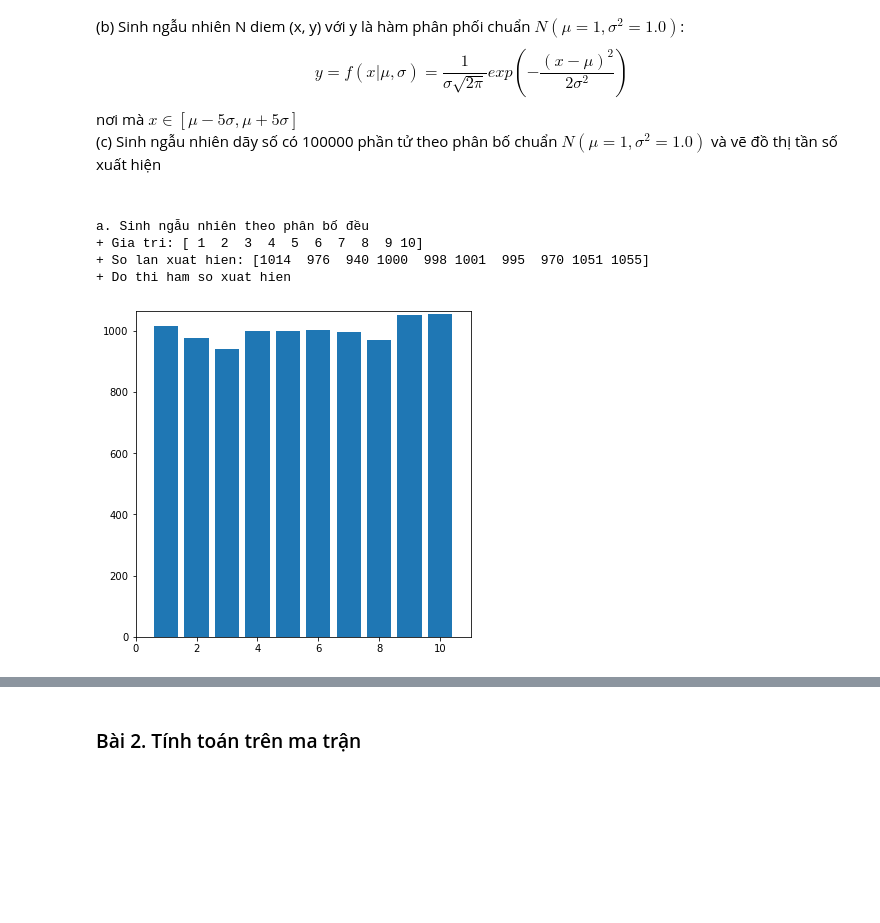
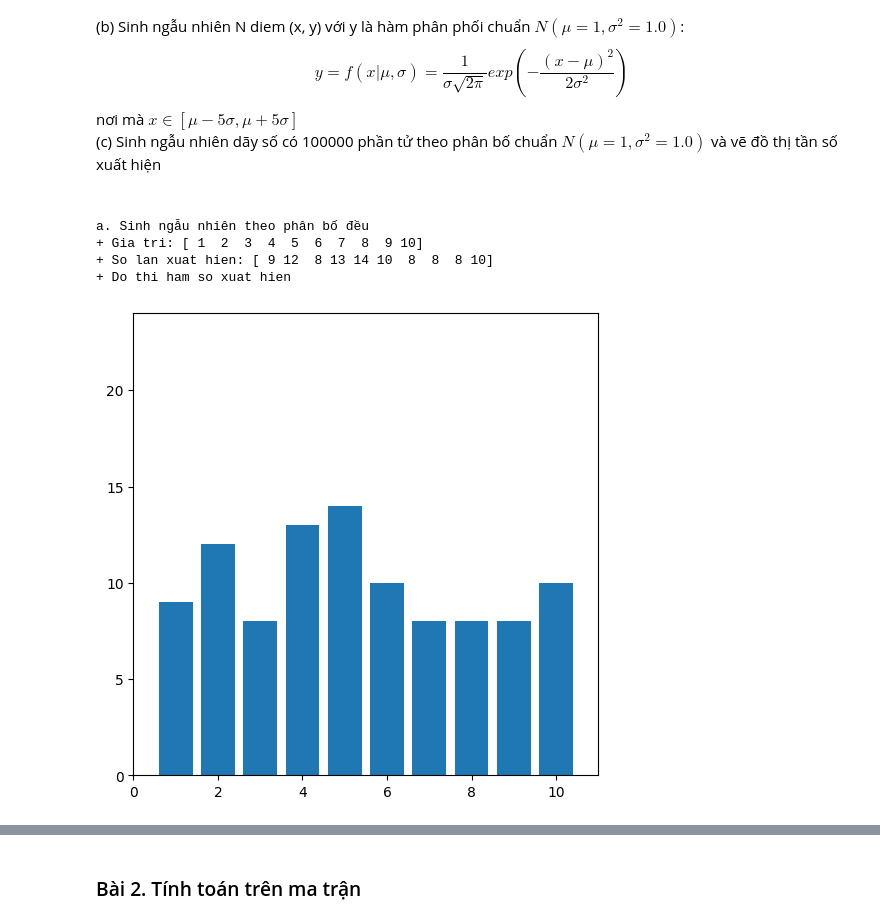
Before and after one commit to Mint0511/Data-analytics, a Jupyter notebook: lab2_NguyenVanMinh_3122410242 / 04_exercise_02.ipynb, the cells around one changed output, grey strips where cells are left out. Drawn from its saved outputs; the diff is of its cells as text; code cells hidden in the pictures; blank space fills up the shorter version.

```diff
--- a/lab2_NguyenVanMinh_3122410242 / 04_exercise_02.ipynb
+++ b/lab2_NguyenVanMinh_3122410242 / 04_exercise_02.ipynb
@@ -134,25 +142,26 @@ d. Tìm khoảng cách nhỏ nhất giữa tập a và x. Ví dụ: min({1, 3, 5
 # %%
 import matplotlib.pyplot as plt  # Khai báo thư viện pyplot trong matplotlib
 
-""" CÁC BẠN LÀM BÀI Ở ĐÂY """
+a = np.random.randint(1, 11, size=100)   # 100 số nguyên từ 1 đến 10
+value, cnt = np.unique(a, return_counts=True)
 # Sử dụng hàm np.random.randint để sinh dãy số ngẫu nhiên
 # Sử dụng hàm np.unique để trả về tần số xuất hiện
 # ...
 
 print("a. Sinh ngẫu nhiên theo phân bố đều")
 print(f"+ Gia tri: {value}")
 print(f"+ So lan xuat hien: {cnt}")
 print("+ Do thi ham so xuat hien")
 plt.figure(figsize=(6,6))      #  kich thuoc ban ve
 plt.bar(value, cnt)            #  ve cac khoi chu nhat theo day x, y
 plt.xlim(0, 11)                #  gioi han truc x
 plt.ylim(0, np.max(cnt) + 10)  #  gioi han truc y
 plt.savefig("4a.png")          #  luu do thi
 plt.show()                     #  hien thi do thi
 # %% [output]
 a. Sinh ngẫu nhiên theo phân bố đều
 + Gia tri: [ 1  2  3  4  5  6  7  8  9 10]
-+ So lan xuat hien: [1014  976  940 1000  998 1001  995  970 1051 1055]
++ So lan xuat hien: [ 9 12  8 13 14 10  8  8  8 10]
 + Do thi ham so xuat hien
-[figure, old version]
+[figure, new version]
 # %%
```
Also changed, not shown: parts of 16 cells of this notebook.
